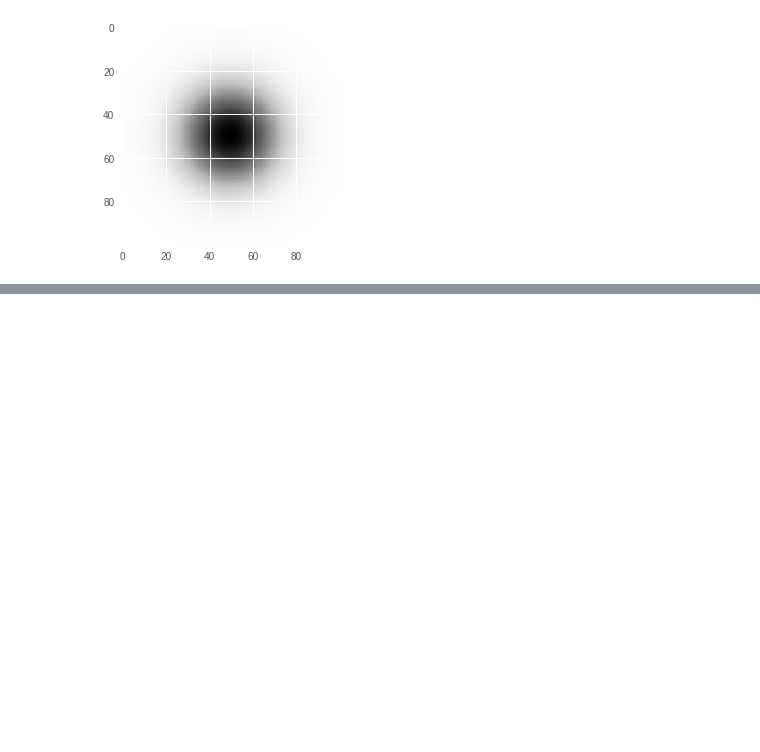
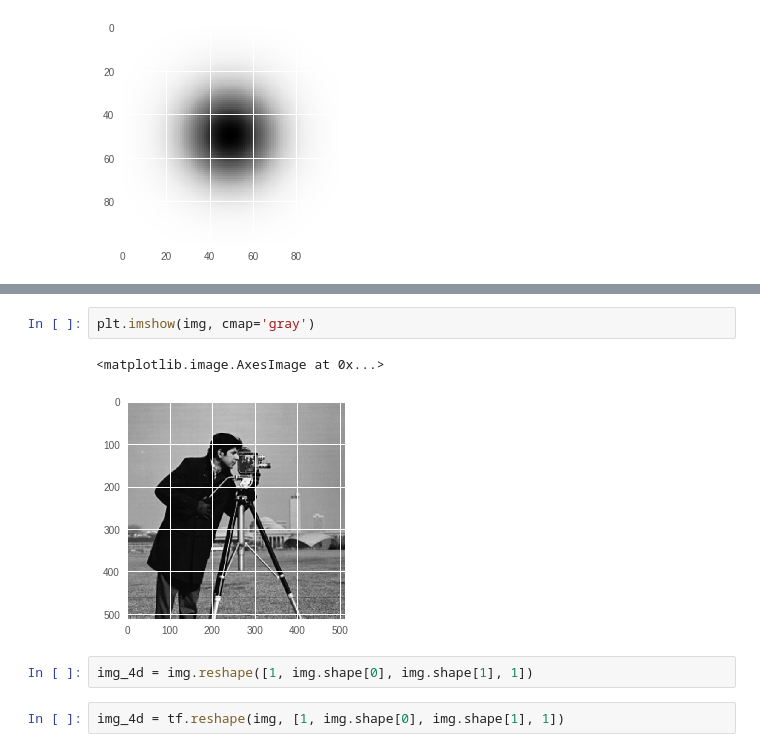
Before and after one commit to JacksonIsaac/kadenze-deeplearning-creative-applications, a Jupyter notebook: kadenze_1_Intro_to_Tensowflow.ipynb, the cells around one changed output, grey strips where cells are left out. Cells and saved outputs as stored; diff of their text form; blank space fills up the shorter version.

```diff
--- a/kadenze_1_Intro_to_Tensowflow.ipynb
+++ b/kadenze_1_Intro_to_Tensowflow.ipynb
@@ -392,0 +402,9 @@ plt.imshow(z_2d.eval())
+# %%
+plt.imshow(img, cmap='gray')
+# %% [output]
+<matplotlib.image.AxesImage at 0x...>
+[figure, added]
+# %%
+img_4d = img.reshape([1, img.shape[0], img.shape[1], 1])
+# %%
+img_4d = tf.reshape(img, [1, img.shape[0], img.shape[1], 1])
```
Also changed, not shown: parts of 12 cells of this notebook.
